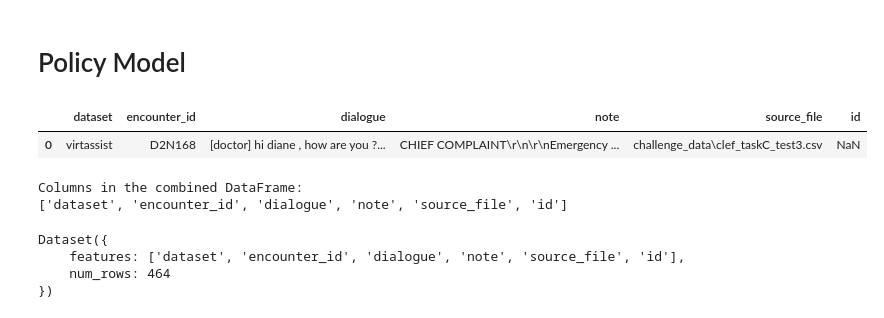
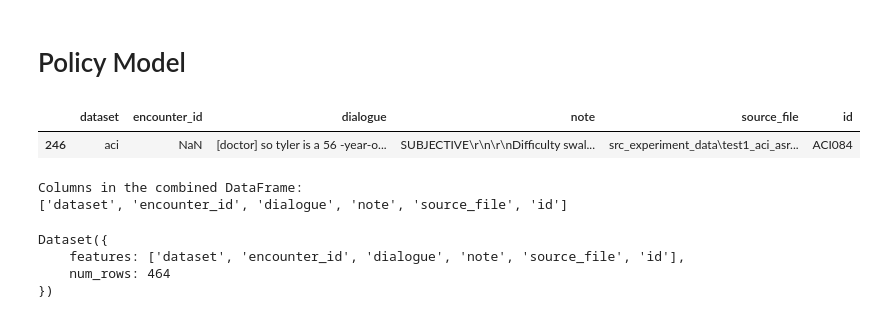
Before and after one commit to SaiVikrantG/MajorProject, a Jupyter notebook: rlhf-base.ipynb, the cells around one changed output. Drawn from its saved outputs; the diff is of its cells as text; code cells hidden in the pictures.

```diff
--- a/rlhf-base.ipynb
+++ b/rlhf-base.ipynb
@@ -446,12 +305,16 @@ from trl import PPOTrainer, PPOConfig, AutoModelForCausalLMWithValueHead, create
 # %%
 DATA = r"C:\Users\BMSCE CSE.DESKTOP-IUB6THA\Downloads\kshitij\combined_clinical_notes.csv"
-
 df = pd.read_csv(DATA)
 
-df.head(1)
+# First split: 60% train, 40% temp (eval + test)
+train_df, temp_df = train_test_split(df, test_size=0.4, random_state=42)
+
+# Second split: 50% of temp (which is 20% of total) for eval, 50% for test
+eval_df, test_df = train_test_split(temp_df, test_size=0.5, random_state=42)
+train_df.head(1)
 # %% [output]
 |  | dataset | encounter_id | dialogue | note | source_file | id |
-| 0 | virtassist | D2N168 | [doctor] hi diane , how are you ?... | CHIEF COMPLAINT\r\n\r\nEmergency ... | challenge_data\clef_taskC_test3.csv | NaN |
+| 246 | aci | NaN | [doctor] so tyler is a 56 -year-o... | SUBJECTIVE\r\n\r\nDifficulty swal... | src_experiment_data\test1_aci_asr... | ACI084 |
 # %%
 # Print column names
 print("\nColumns in the combined DataFrame:")
```
Also changed, not shown: parts of 50 cells of this notebook.
